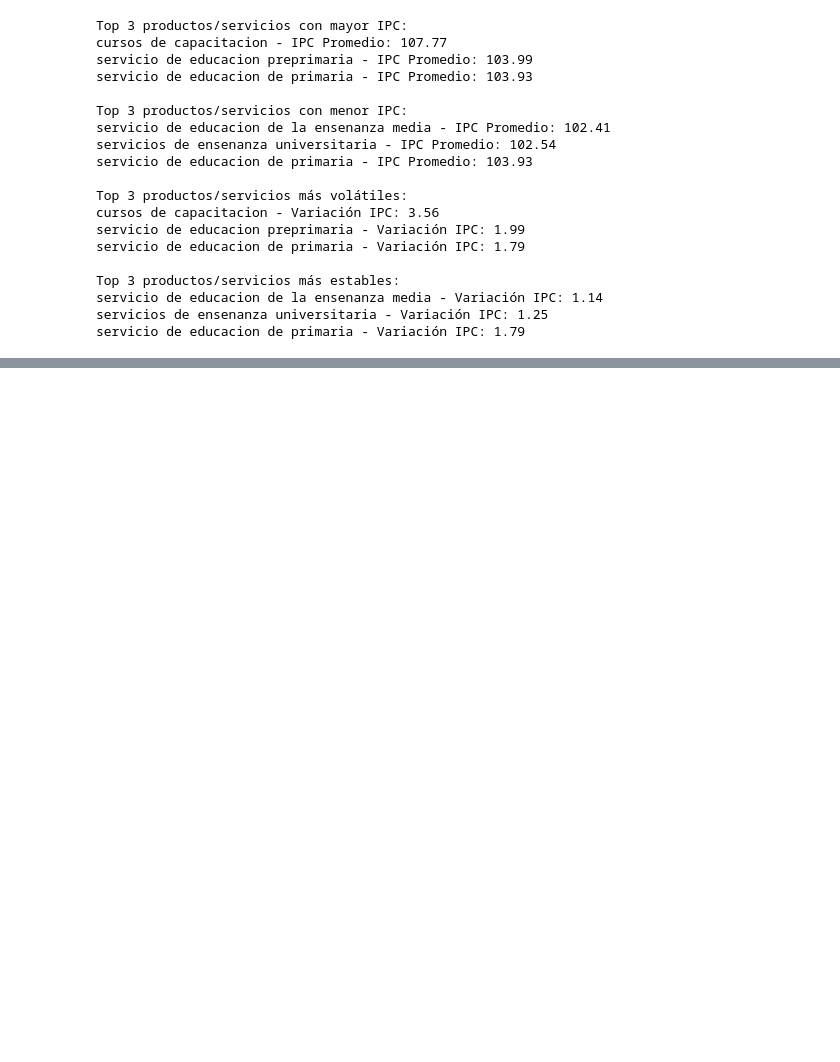
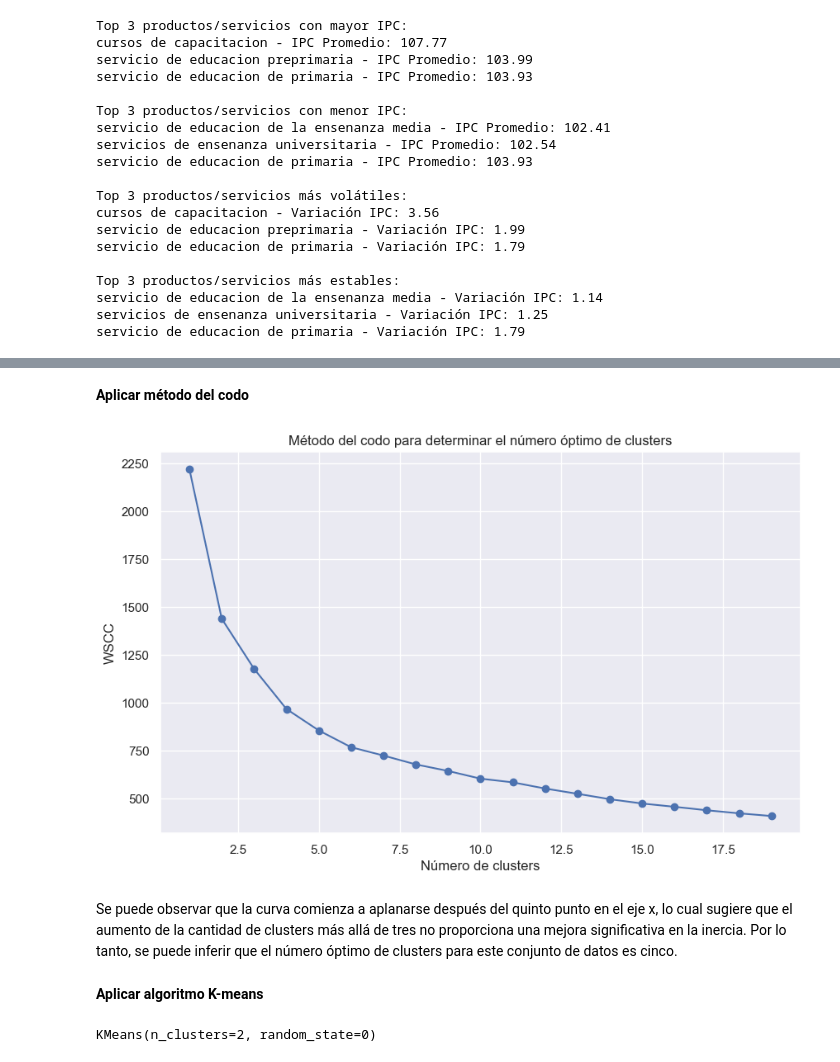
Before and after one commit to LeivaDiego/Proyecto-Mineria, a Jupyter notebook: IPC_EDA_V2.ipynb, the cells around one changed output, grey strips where cells are left out. Drawn from its saved outputs; the diff is of its cells as text; code cells hidden in the pictures; blank space fills up the shorter version.

Commit message:
Clustering Data limpia V1

```diff
--- a/IPC_EDA_V2.ipynb
+++ b/IPC_EDA_V2.ipynb
@@ -991,0 +997,7 @@ servicio de educacion de primaria - Variación IPC: 1.79
+# %%
+# Seleccionamos solo las columnas que serán utilizadas para el clustering
+X = data[['region1', 'region2', 'region3', 'region5', 'region6', 'region7', 'region8']]
+
+# Normalizamos los datos para asegurar que todas las características tengan la misma escala
+scaler = MinMaxScaler()
+df_encoded = scaler.fit_transform(X)
@@ -991,0 +1010,13 @@ servicio de educacion de primaria - Variación IPC: 1.79
+# %%
+#Calcular que tan similares son los individuos dentro de los clusters
+wscc = [] #Within cluster sum of squares
+
+# Rango de número de clusters a probar
+range_clusters = range(1, 20)
+
+for i in range_clusters:
+    kmeans = KMeans(n_clusters=i, init='k-means++', max_iter=300, n_init=10, random_state=42)
+    kmeans.fit(df_encoded) #Aplicamos KMeans a los datos
+    wscc.append(kmeans.inertia_)
+
+wscc
@@ -991,0 +1043,21 @@ servicio de educacion de primaria - Variación IPC: 1.79
+# %% [markdown]
+**Aplicar método del codo**
+# %%
+plt.figure(figsize=(10, 6))
+plt.plot(range_clusters, wscc, marker='o')
+plt.title('Método del codo para determinar el número óptimo de clusters')
+plt.xlabel('Número de clusters')
+plt.ylabel('WSCC')
+plt.grid(True)
+plt.show()
+# %% [output]
+[figure, added]
+# %% [markdown]
+Se puede observar que la curva comienza a aplanarse después del quinto punto en el eje x, lo cual sugiere que el aumento de la cantidad de clusters más allá de tres no proporciona una mejora significativa en la inercia. Por lo tanto, se puede inferir que el número óptimo de clusters para este conjunto de datos es cinco.
+# %% [markdown]
+**Aplicar algoritmo K-means**
+# %%
+clustering = KMeans(n_clusters = 2, random_state=0, max_iter = 300) # Creamos el modelo
+clustering.fit(df_encoded) # Aplica el modelo a los datos
+# %% [output]
+KMeans(n_clusters=2, random_state=0)
```
Also changed, not shown: parts of 13 cells of this notebook.
